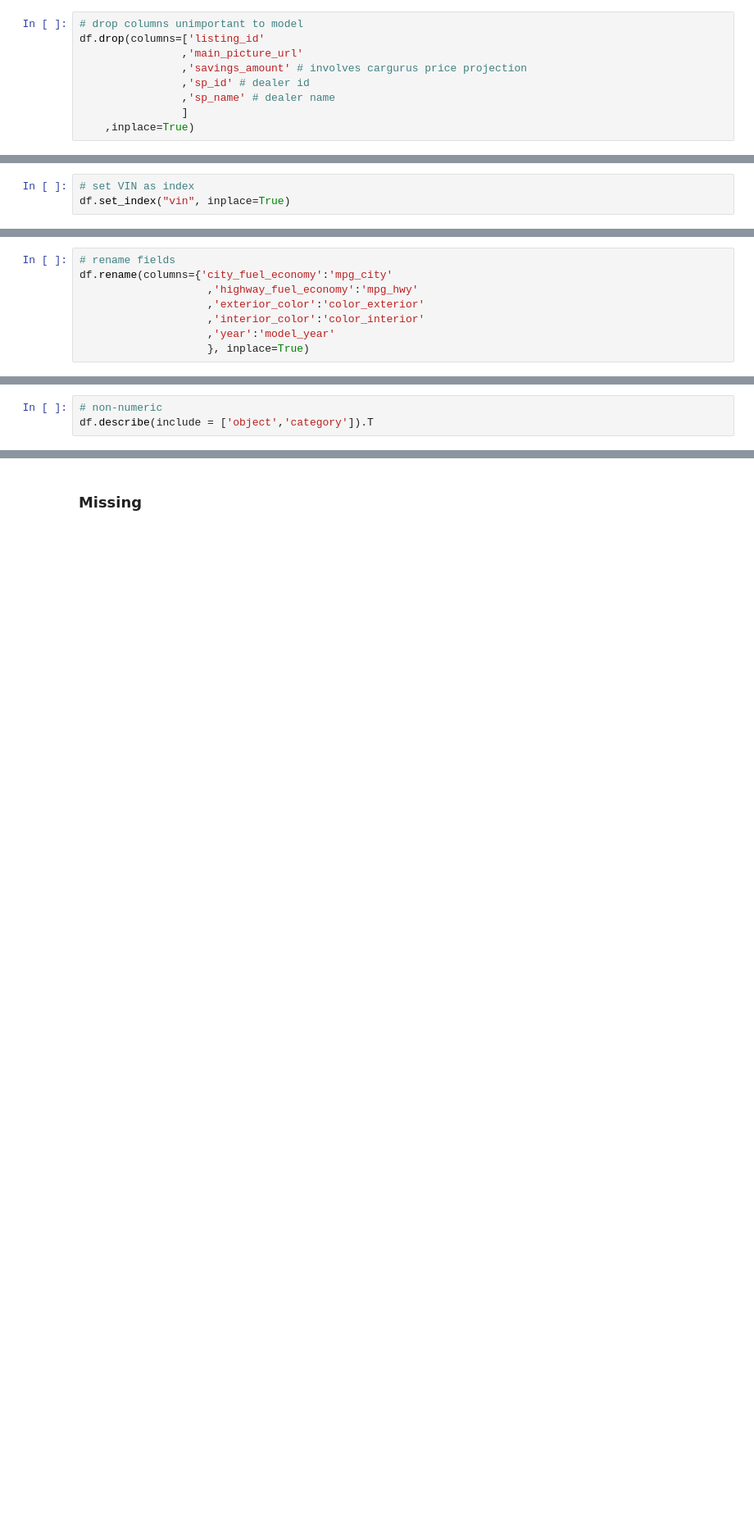
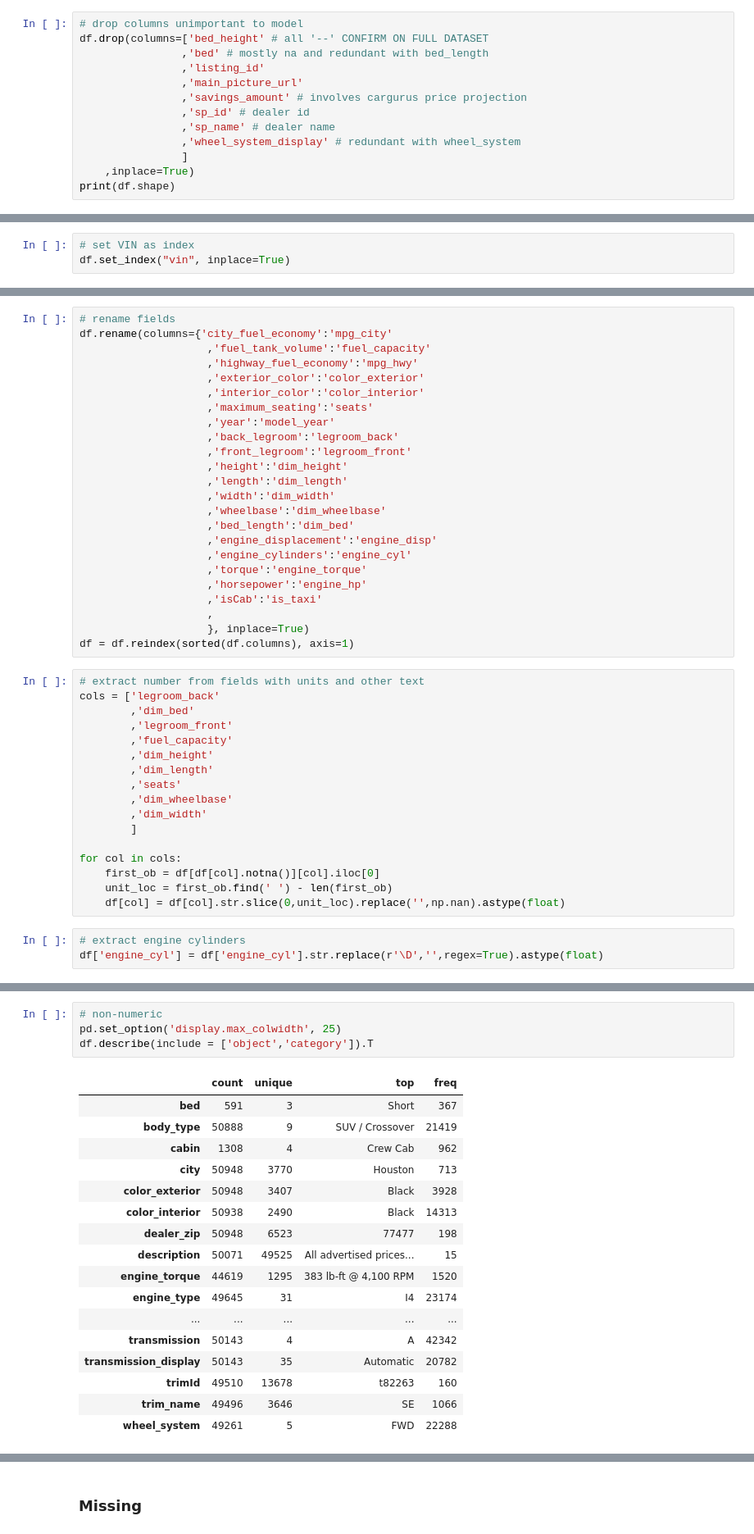
Before and after one commit to sheacon/used_car_pricing, a Jupyter notebook: 0_eda_cargurus_clean.ipynb, the cells around one changed output, grey strips where cells are left out. Shown: that part at 82% size. Cells and saved outputs as stored; diff of their text form; blank space fills up the shorter version.

```diff
--- a/0_eda_cargurus_clean.ipynb
+++ b/0_eda_cargurus_clean.ipynb
@@ -127,10 +154,14 @@ df.info(verbose=False)
 **65. year:** The year the car was built.
 # %%
 # drop columns unimportant to model
-df.drop(columns=['listing_id'
+df.drop(columns=['bed_height' # all '--' CONFIRM ON FULL DATASET
+                ,'bed' # mostly na and redundant with bed_length
+                ,'listing_id'
                 ,'main_picture_url'
                 ,'savings_amount' # involves cargurus price projection
                 ,'sp_id' # dealer id
                 ,'sp_name' # dealer name
+                ,'wheel_system_display' # redundant with wheel_system
                 ]
     ,inplace=True)
+print(df.shape)
@@ -156,8 +195,44 @@ print(df.shape)
 # %%
 # rename fields
 df.rename(columns={'city_fuel_economy':'mpg_city'
+                    ,'fuel_tank_volume':'fuel_capacity'
                     ,'highway_fuel_economy':'mpg_hwy'
                     ,'exterior_color':'color_exterior'
                     ,'interior_color':'color_interior'
+                    ,'maximum_seating':'seats'
                     ,'year':'model_year'
+                    ,'back_legroom':'legroom_back'
+                    ,'front_legroom':'legroom_front'
+                    ,'height':'dim_height'
+                    ,'length':'dim_length'
+                    ,'width':'dim_width'
+                    ,'wheelbase':'dim_wheelbase'
+                    ,'bed_length':'dim_bed'
+                    ,'engine_displacement':'engine_disp'
+                    ,'engine_cylinders':'engine_cyl'
+                    ,'torque':'engine_torque'
+                    ,'horsepower':'engine_hp'
+                    ,'isCab':'is_taxi'
+                    ,
                     }, inplace=True)
+df = df.reindex(sorted(df.columns), axis=1)
+# %%
+# extract number from fields with units and other text
+cols = ['legroom_back'
+        ,'dim_bed'
+        ,'legroom_front'
+        ,'fuel_capacity'
+        ,'dim_height'
+        ,'dim_length'
+        ,'seats'
+        ,'dim_wheelbase'
+        ,'dim_width'
+        ]
+
+for col in cols:
+    first_ob = df[df[col].notna()][col].iloc[0]
+    unit_loc = first_ob.find(' ') - len(first_ob)
+    df[col] = df[col].str.slice(0,unit_loc).replace('',np.nan).astype(float)
+# %%
+# extract engine cylinders
+df['engine_cyl'] = df['engine_cyl'].str.replace(r'\D','',regex=True).astype(float)
@@ -174,6 +284,25 @@ df['back_legroom'].str.split
 # %%
 # non-numeric
+pd.set_option('display.max_colwidth', 25)
 df.describe(include = ['object','category']).T
+# %% [output]
+|  | count | unique | top | freq |
+| bed | 591 | 3 | Short | 367 |
+| body_type | 50888 | 9 | SUV / Crossover | 21419 |
+| cabin | 1308 | 4 | Crew Cab | 962 |
+| city | 50948 | 3770 | Houston | 713 |
+| color_exterior | 50948 | 3407 | Black | 3928 |
+| color_interior | 50938 | 2490 | Black | 14313 |
+| dealer_zip | 50948 | 6523 | 77477 | 198 |
+| description | 50071 | 49525 | All advertised prices... | 15 |
+| engine_torque | 44619 | 1295 | 383 lb-ft @ 4,100 RPM | 1520 |
+| engine_type | 49645 | 31 | I4 | 23174 |
+| ... | ... | ... | ... | ... |
+| transmission | 50143 | 4 | A | 42342 |
+| transmission_display | 50143 | 35 | Automatic | 20782 |
+| trimId | 49510 | 13678 | t82263 | 160 |
+| trim_name | 49496 | 3646 | SE | 1066 |
+| wheel_system | 49261 | 5 | FWD | 22288 |
 # %%
 # five example obs
 pd.set_option('display.max_rows', 100)
```
Also changed, not shown: parts of 22 cells of this notebook.
